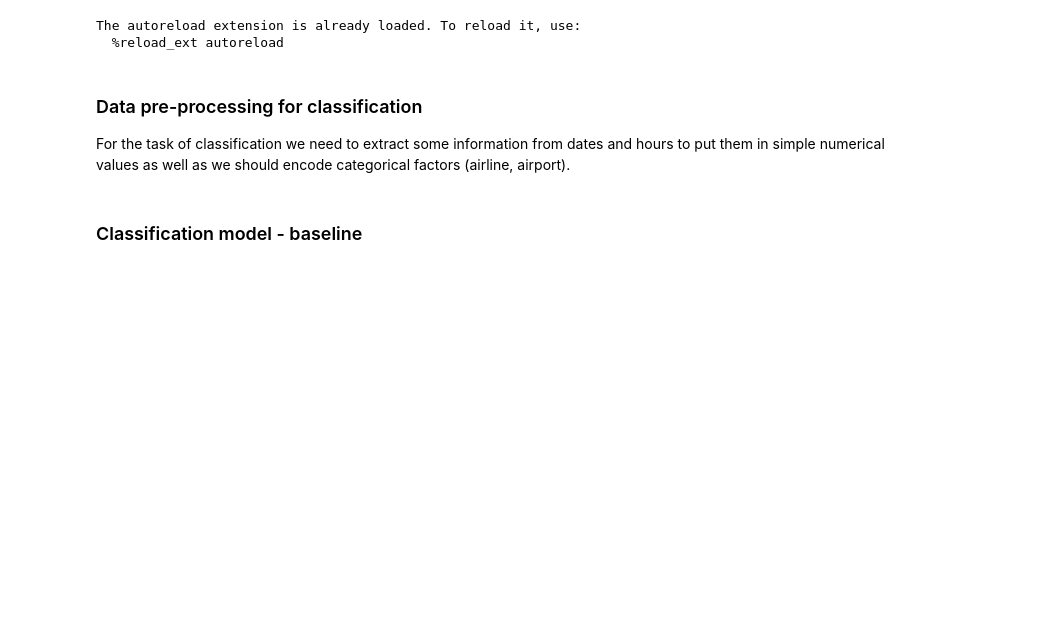
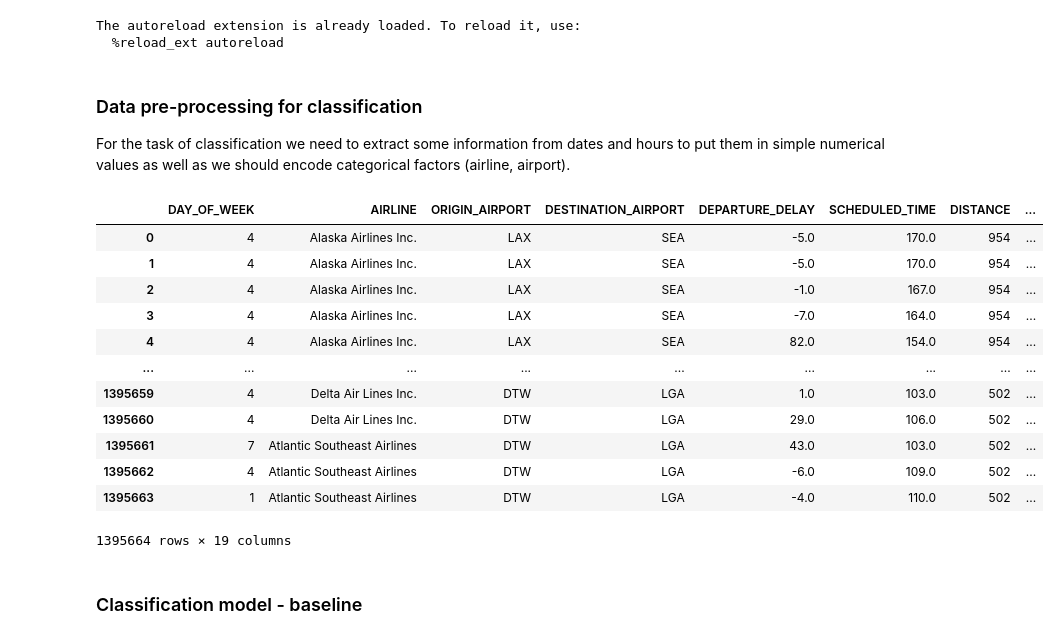
Before and after one commit to cezaryjanuszek/FlightDelays_prediction, a Jupyter notebook: PredictionModel_baseline.ipynb, the cells around one changed output. Saved outputs shown, nothing was run; the diff lists cells and outputs as text; code cells hidden in the pictures; blank space fills up the shorter version.

```diff
--- a/PredictionModel_baseline.ipynb
+++ b/PredictionModel_baseline.ipynb
@@ -103,0 +133,4 @@ flights_df = flights_df.drop('TAIL_NUMBER', axis=1)
+# %%
+# we also drop DEPARTURE_TIME and DEPARTURE_DELAY as both these features are strongly correlated with our target variable - arrival delay
+# ARRIVAL_TIME is dropped as well as it indicates almost directly our arrival delay
+flights_df = flights_df.drop(['DEPARTURE_TIME', 'ARRIVAL_TIME'], axis=1)
@@ -115,2 +154,18 @@ flights_df = flights_df.drop('ARRIVAL_DELAY', axis=1)
+# %%
+flights_df
+# %% [output]
+|  | DAY_OF_WEEK | AIRLINE | ORIGIN_AIRPORT | DESTINATION_AIRPORT | DEPARTURE_DELAY | SCHEDULED_TIME | DISTANCE | ... |
+| 0 | 4 | Alaska Airlines Inc. | LAX | SEA | -5.0 | 170.0 | 954 | ... |
+| 1 | 4 | Alaska Airlines Inc. | LAX | SEA | -5.0 | 170.0 | 954 | ... |
+| 2 | 4 | Alaska Airlines Inc. | LAX | SEA | -1.0 | 167.0 | 954 | ... |
+| 3 | 4 | Alaska Airlines Inc. | LAX | SEA | -7.0 | 164.0 | 954 | ... |
+| 4 | 4 | Alaska Airlines Inc. | LAX | SEA | 82.0 | 154.0 | 954 | ... |
+| ... | ... | ... | ... | ... | ... | ... | ... | ... |
+| 1395659 | 4 | Delta Air Lines Inc. | DTW | LGA | 1.0 | 103.0 | 502 | ... |
+| 1395660 | 4 | Delta Air Lines Inc. | DTW | LGA | 29.0 | 106.0 | 502 | ... |
+| 1395661 | 7 | Atlantic Southeast Airlines | DTW | LGA | 43.0 | 103.0 | 502 | ... |
+| 1395662 | 4 | Atlantic Southeast Airlines | DTW | LGA | -6.0 | 109.0 | 502 | ... |
+| 1395663 | 1 | Atlantic Southeast Airlines | DTW | LGA | -4.0 | 110.0 | 502 | ... |
+1395664 rows × 19 columns
 # %% [markdown]
 ### Classification model - baseline
```
Also changed, not shown: parts of 28 cells of this notebook, 5 other files.
